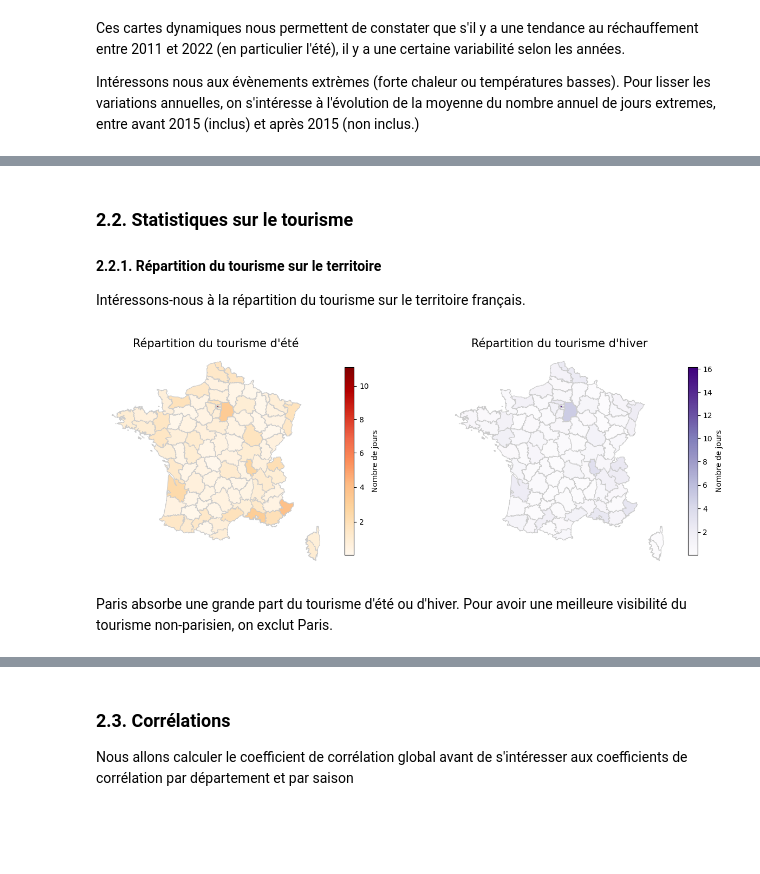
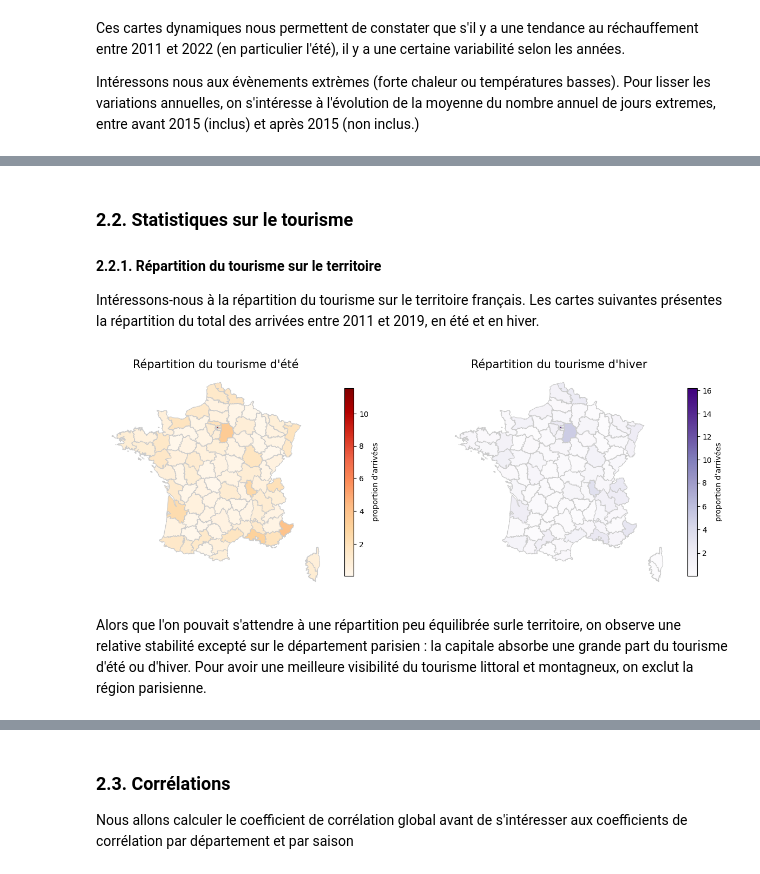
Before and after one commit to Manonchvllr/Project, a Jupyter notebook: rapport.ipynb, the cells around one changed output, grey strips where cells are left out. Drawn from its saved outputs; the diff is of its cells as text; code cells hidden in the pictures; blank space fills up the shorter version.

```diff
--- a/rapport.ipynb
+++ b/rapport.ipynb
@@ -180,5 +180,6 @@ Valeurs manquantes de température dans les données finales :
 # %% [markdown]
 On observe que les arrivées touristiques sont manquantes pour la période du Covid-19. Comme prévu, on va donc exclure les années concernées pour ne pas biaiser les résultats.
 # %%
-df_2011_2019 = df.loc[df["AAAA"].isin([[i for i in range(2011, 2020)]])] # ce vecteur exclut bien 2020
-df_2011_2019.to_csv("base.csv")
+df = df.loc[df["AAAA"] < 2020]
+df.to_csv("base.csv")
+print(df.tail())
@@ -336,32 +367,33 @@ cartes.mise_en_forme_carte(
 
 #### 2.2.1. Répartition du tourisme sur le territoire <a id="section_2_2_1"></a>
 
-Intéressons-nous à la répartition du tourisme sur le territoire français.
+Intéressons-nous à la répartition du tourisme sur le territoire français. Les cartes suivantes présentes la répartition du total des arrivées entre 2011 et 2019, en été et en hiver.
 # %%
 from src.package_project import indicateurs_tourisme
 
-mois_hiver = [1,2,3,12]
 fig, ax = plt.subplots(1,2, figsize=(15, 15))
 
 cartes.mise_en_forme_carte(
             cartes.donnee_carte(indicateurs_tourisme.repartition_arrivees(df, toutes_annees, mois_ete, ["DEP"])),
             toutes_annees,
             mois_ete,
             "part_tourisme",
             "Répartition du tourisme d'été",
-            ax[0],
+            titre_axe = "proportion d'arrivées",
+            plotting = ax[0],
             evolution = False)
 
 cartes.mise_en_forme_carte(
             cartes.donnee_carte(indicateurs_tourisme.repartition_arrivees(df, toutes_annees, mois_hiver, ["DEP"])),
             toutes_annees,
             mois_hiver,
             "part_tourisme",
             "Répartition du tourisme d'hiver",
-            ax[1],
+            titre_axe = "proportion d'arrivées",
+            plotting = ax[1],
             evolution = False)
 # %% [output]
-[figure, old version]
+[figure, new version]
 # %% [markdown]
-Paris absorbe une grande part du tourisme d'été ou d'hiver. Pour avoir une meilleure visibilité du tourisme non-parisien, on exclut Paris.
+Alors que l'on pouvait s'attendre à une répartition peu équilibrée surle territoire, on observe une relative stabilité excepté sur le département parisien : la capitale absorbe une grande part du tourisme d'été ou d'hiver. Pour avoir une meilleure visibilité du tourisme littoral et montagneux, on exclut la région parisienne.
 # %%
```
Also changed, not shown: parts of 13 cells of this notebook, 5 other files.
